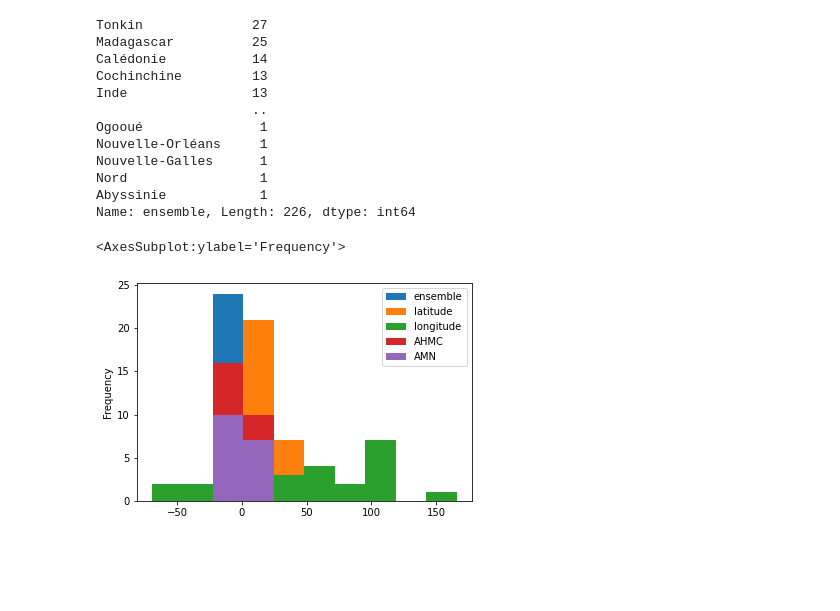
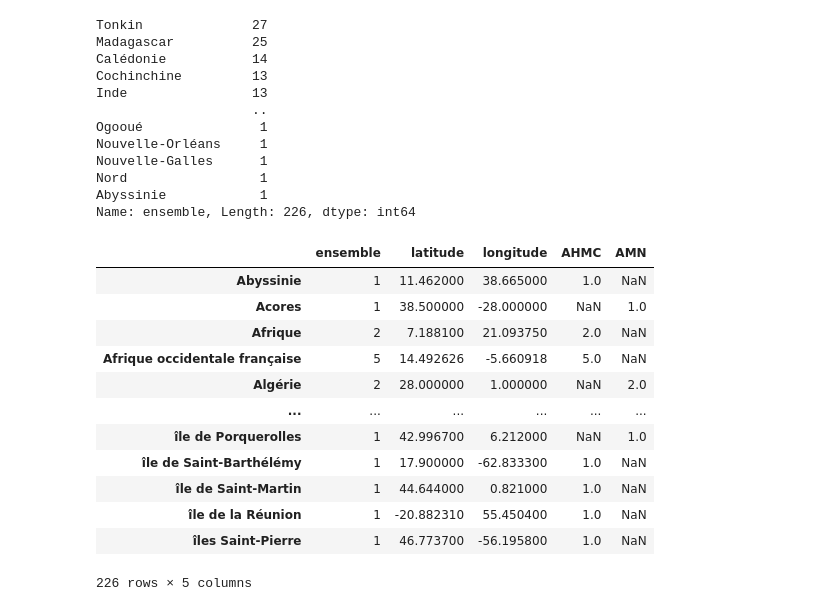
Before and after one commit to LilyG98/MappingJournals, a Jupyter notebook: data/3-Préparation-Cordonnees-AHMCAMN-QGIS.ipynb, the cells around one changed output. Saved outputs shown, nothing was run; the diff lists cells and outputs as text; code cells hidden in the pictures; blank space fills up the shorter version.

```diff
--- a/data/3-Préparation-Cordonnees-AHMCAMN-QGIS.ipynb
+++ b/data/3-Préparation-Cordonnees-AHMCAMN-QGIS.ipynb
@@ -430,9 +419,8 @@ df_AMN_AHMC_LOC
 | 1195 | NaN |
 | 1196 | NaN |
 1197 rows × 1 columns
-# %%
-df_AMN_AHMC_LOC=df_AMN_AHMC_LOC.rename(columns={0:"LOC"})
-df_AMN_AHMC_LOC["latitudeLOC"]=df_AMN_AHMC_LOC["LOC"].apply(lambda x:dico_coord[x][0] if x in dico_coord.keys() else None)
-df_AMN_AHMC_LOC["longitudeLOC"]=df_AMN_AHMC_LOC["LOC"].apply(lambda x:dico_coord[x][1] if x in dico_coord.keys() else None)
+# %%
+df_AMN_AHMC_LOC=df_AMN_AHMC_LOC.rename(columns={0:"LOC"})
+df_AMN_AHMC_LOC=attribuer_LatLong(df_AMN_AHMC_LOC,"LOC")
 # %% [markdown]
 ## Concaténer les différents DataFrame pour avoir une vue d'ensemble
@@ -537,11 +513,22 @@ Nouvelle-Galles      1
 Nord                 1
 Abyssinie            1
 Name: ensemble, Length: 226, dtype: int64
-# %%
-df_occurences_ens_GPELOC.head(40).plot.hist()
-# %% [output]
-<AxesSubplot:ylabel='Frequency'>
-[figure, removed]
+# %%
+df_occurences_ens_GPELOC
+# %% [output]
+|  | ensemble | latitude | longitude | AHMC | AMN |
+| Abyssinie | 1 | 11.462000 | 38.665000 | 1.0 | NaN |
+| Acores | 1 | 38.500000 | -28.000000 | NaN | 1.0 |
+| Afrique | 2 | 7.188100 | 21.093750 | 2.0 | NaN |
+| Afrique occidentale française | 5 | 14.492626 | -5.660918 | 5.0 | NaN |
+| Algérie | 2 | 28.000000 | 1.000000 | NaN | 2.0 |
+| ... | ... | ... | ... | ... | ... |
+| île de Porquerolles | 1 | 42.996700 | 6.212000 | NaN | 1.0 |
+| île de Saint-Barthélémy | 1 | 17.900000 | -62.833300 | 1.0 | NaN |
+| île de Saint-Martin | 1 | 44.644000 | 0.821000 | 1.0 | NaN |
+| île de la Réunion | 1 | -20.882310 | 55.450400 | 1.0 | NaN |
+| îles Saint-Pierre | 1 | 46.773700 | -56.195800 | 1.0 | NaN |
+226 rows × 5 columns
 # %%
 df_QGIS_ens_occurences =
 
```
Also changed, not shown: parts of 11 cells of this notebook, 3 other files.
